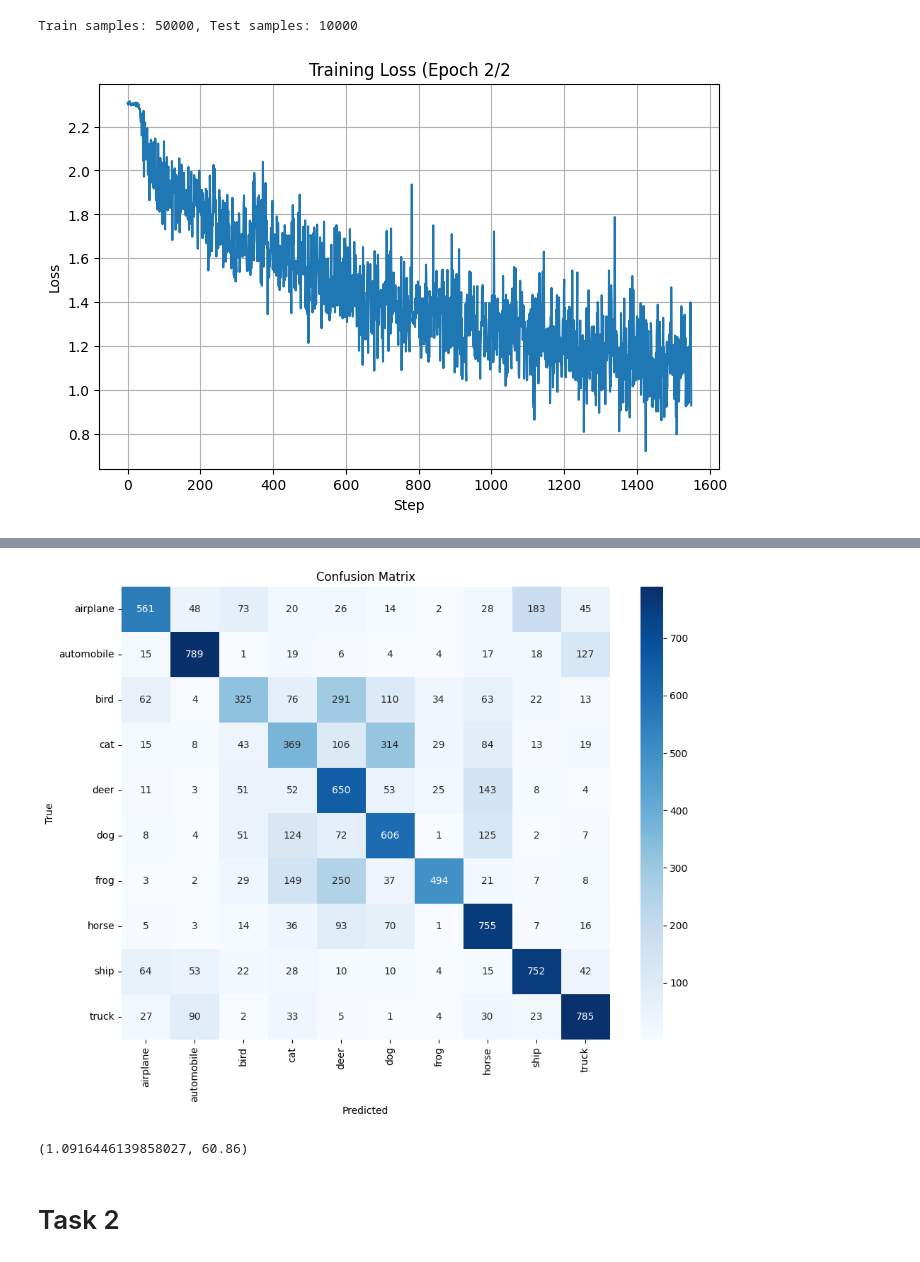
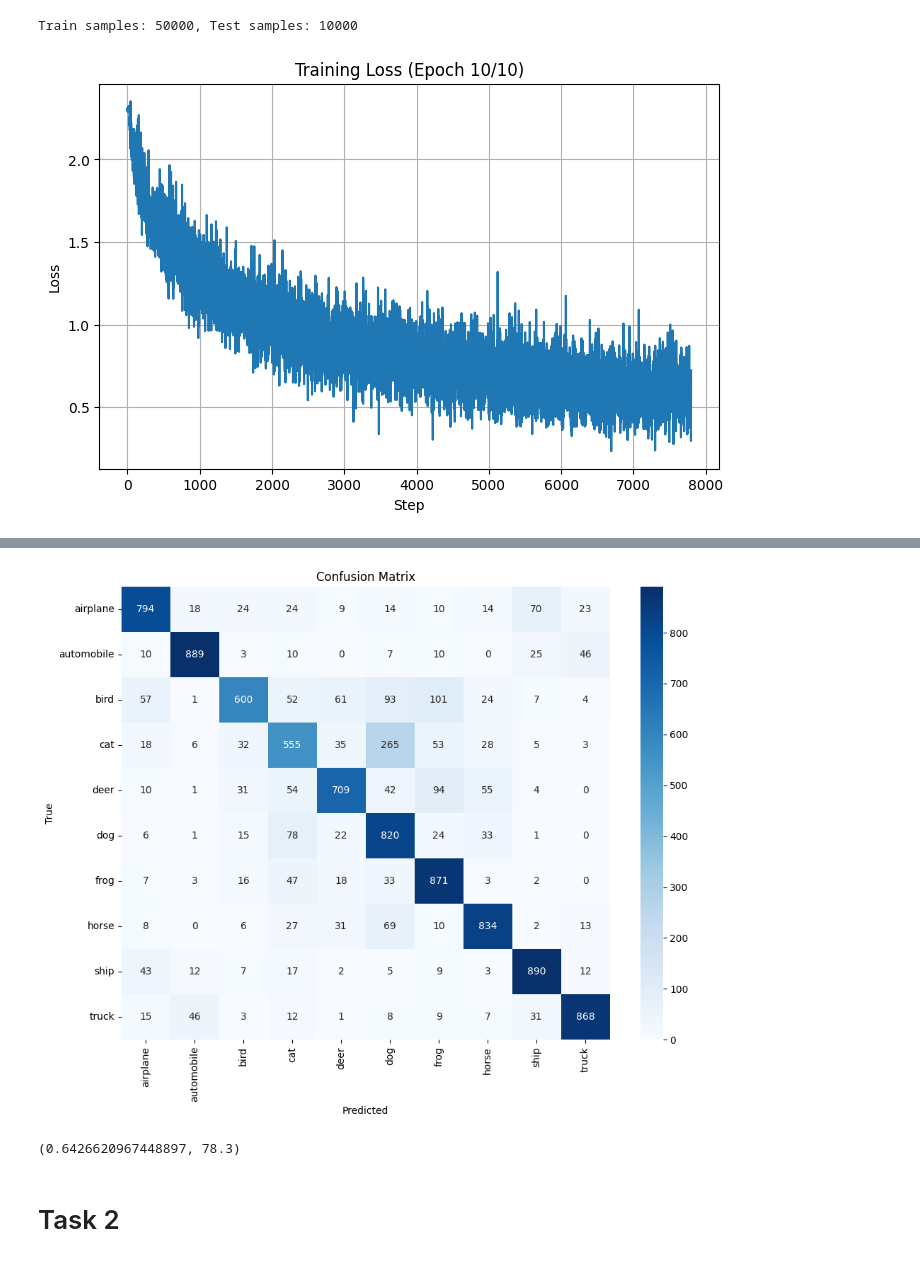
Before and after one commit to LoganBolton/Fall2025Classes, a Jupyter notebook: computer_vision/assignment4/assignment4.ipynb, the cells around one changed output, grey strips where cells are left out. Drawn from its saved outputs; the diff is of its cells as text; code cells hidden in the pictures.

Commit message:
train 10 both

```diff
--- a/computer_vision/assignment4/assignment4.ipynb
+++ b/computer_vision/assignment4/assignment4.ipynb
@@ -235,7 +235,7 @@ def evaluate(model):
 # %%
 # Train the model
 model = CNN_task1()
-model = train(model, num_epochs=4)
+model = train(model, num_epochs=10)
 evaluate(model)
 # %% [output]
-[figure, old version]
+[figure, new version]
@@ -244,5 +244,5 @@ Test Loss: 1.0916, Test Accuracy: 60.86%
-[figure, old version]
+[figure, new version]
-(1.0916446139858027, 60.86)
+(0.6426620967448897, 78.3)
 # %% [markdown]
 # Task 2
 # %%
```
Also changed, not shown: parts of 7 cells of this notebook.
